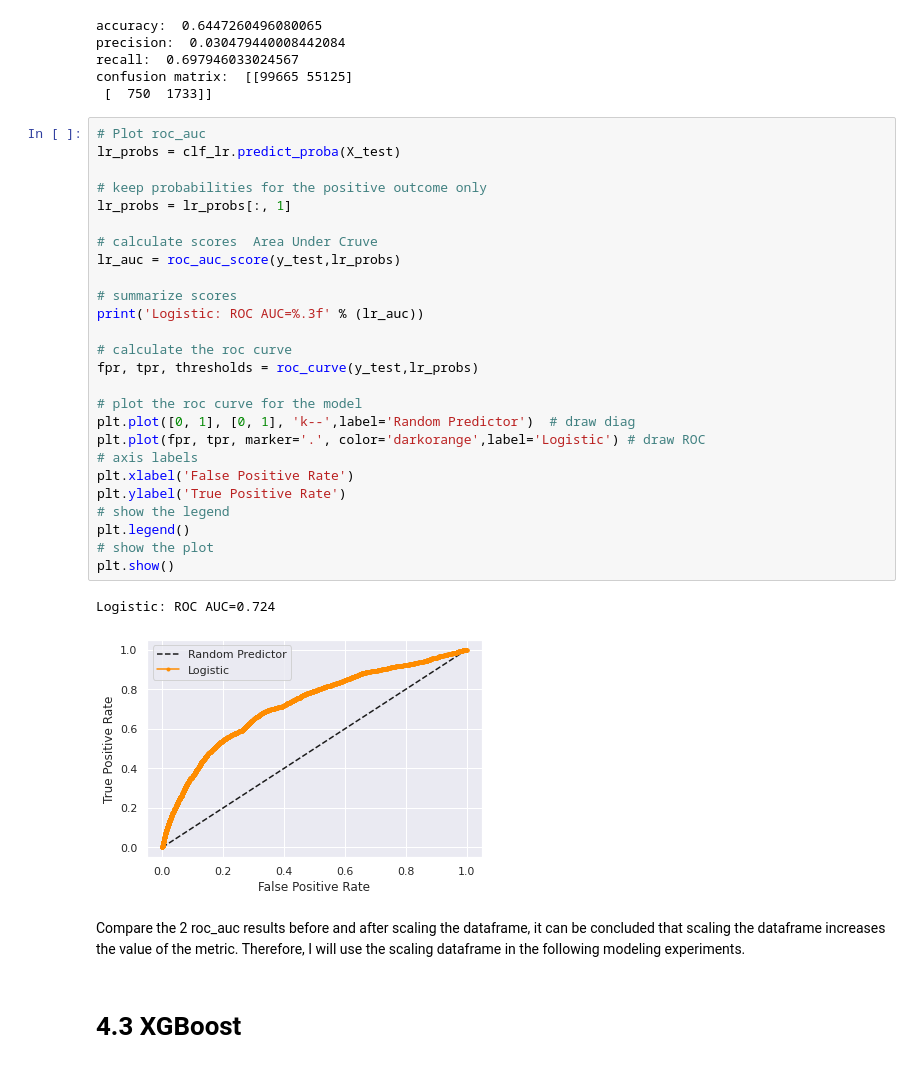
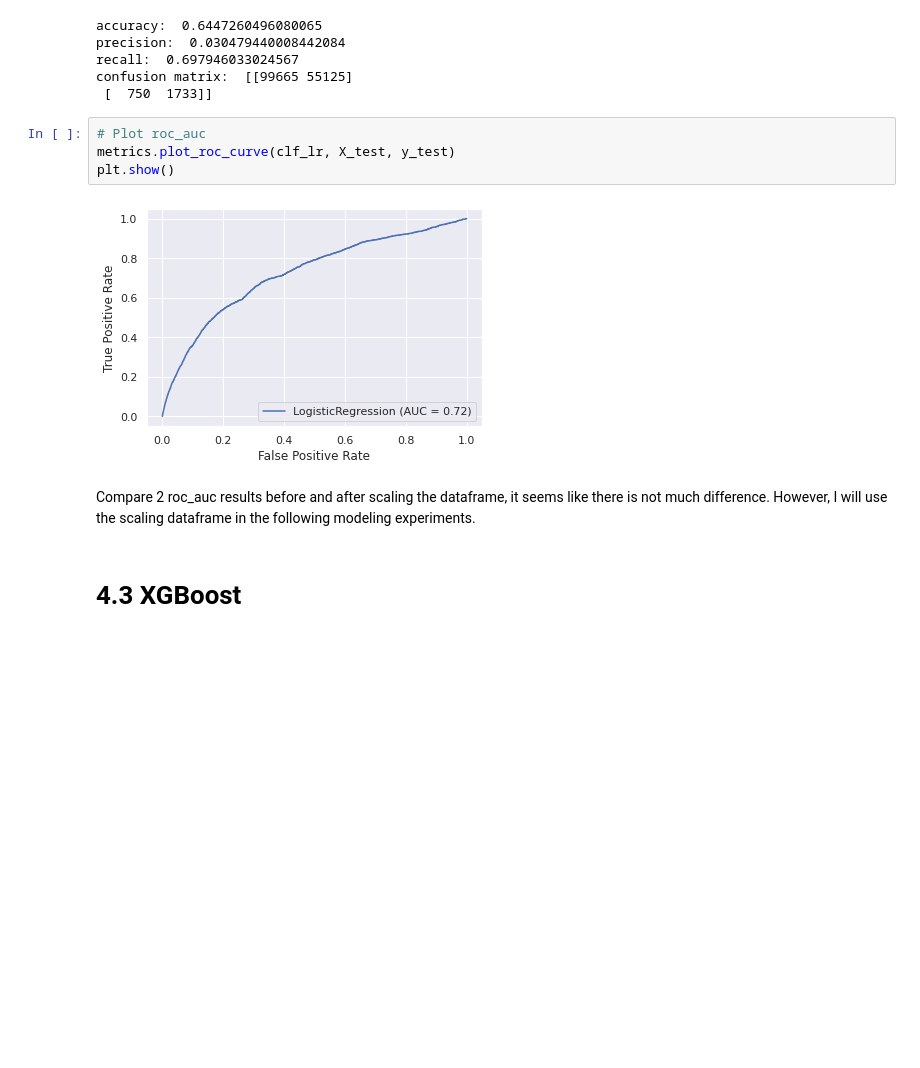
Before and after one commit to BenLiu983/Bank_Fraud_Detection, a Jupyter notebook: Modeling/Modeling_Case3.ipynb, the cells around one changed output. Cells and saved outputs as stored; diff of their text form; blank space fills up the shorter version.

```diff
--- a/Modeling/Modeling_Case3.ipynb
+++ b/Modeling/Modeling_Case3.ipynb
@@ -218,37 +196,14 @@ precision:  0.030479440008442084
 recall:  0.697946033024567
 confusion matrix:  [[99665 55125]
  [  750  1733]]
-# %%
-# Plot roc_auc
-lr_probs = clf_lr.predict_proba(X_test)
-
-# keep probabilities for the positive outcome only
-lr_probs = lr_probs[:, 1]
-
-# calculate scores  Area Under Cruve
-lr_auc = roc_auc_score(y_test,lr_probs)
-
-# summarize scores
-print('Logistic: ROC AUC=%.3f' % (lr_auc))
-
-# calculate the roc curve
-fpr, tpr, thresholds = roc_curve(y_test,lr_probs)
-
-# plot the roc curve for the model
-plt.plot([0, 1], [0, 1], 'k--',label='Random Predictor')  # draw diag
-plt.plot(fpr, tpr, marker='.', color='darkorange',label='Logistic') # draw ROC
-# axis labels
-plt.xlabel('False Positive Rate')
-plt.ylabel('True Positive Rate')
-# show the legend
-plt.legend()
-# show the plot
-plt.show()
-# %% [output]
-Logistic: ROC AUC=0.724
-[figure, removed]
+# %%
+# Plot roc_auc
+metrics.plot_roc_curve(clf_lr, X_test, y_test)
+plt.show()
+# %% [output]
+[figure, added]
 # %% [markdown]
-Compare the 2 roc_auc results before and after scaling the dataframe, it can be concluded that scaling the dataframe increases the value of the metric. Therefore, I will use the scaling dataframe in the following modeling experiments.
+Compare 2 roc_auc results before and after scaling the dataframe, it seems like there is not much difference. However, I will use the scaling dataframe in the following modeling experiments.
 # %% [markdown]
 # 4.3 XGBoost
 # %%
```
Also changed, not shown: parts of 16 cells of this notebook.
